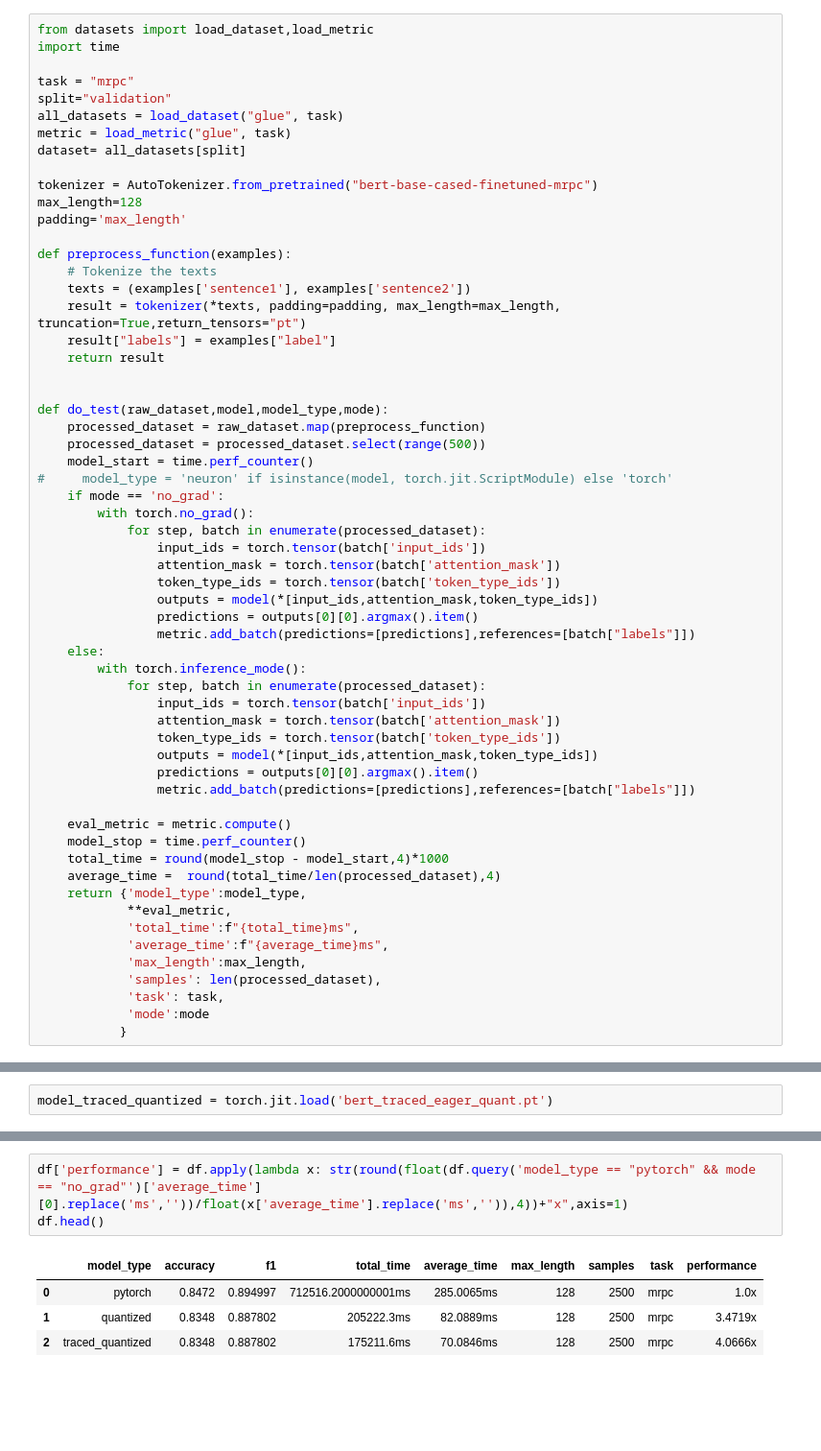
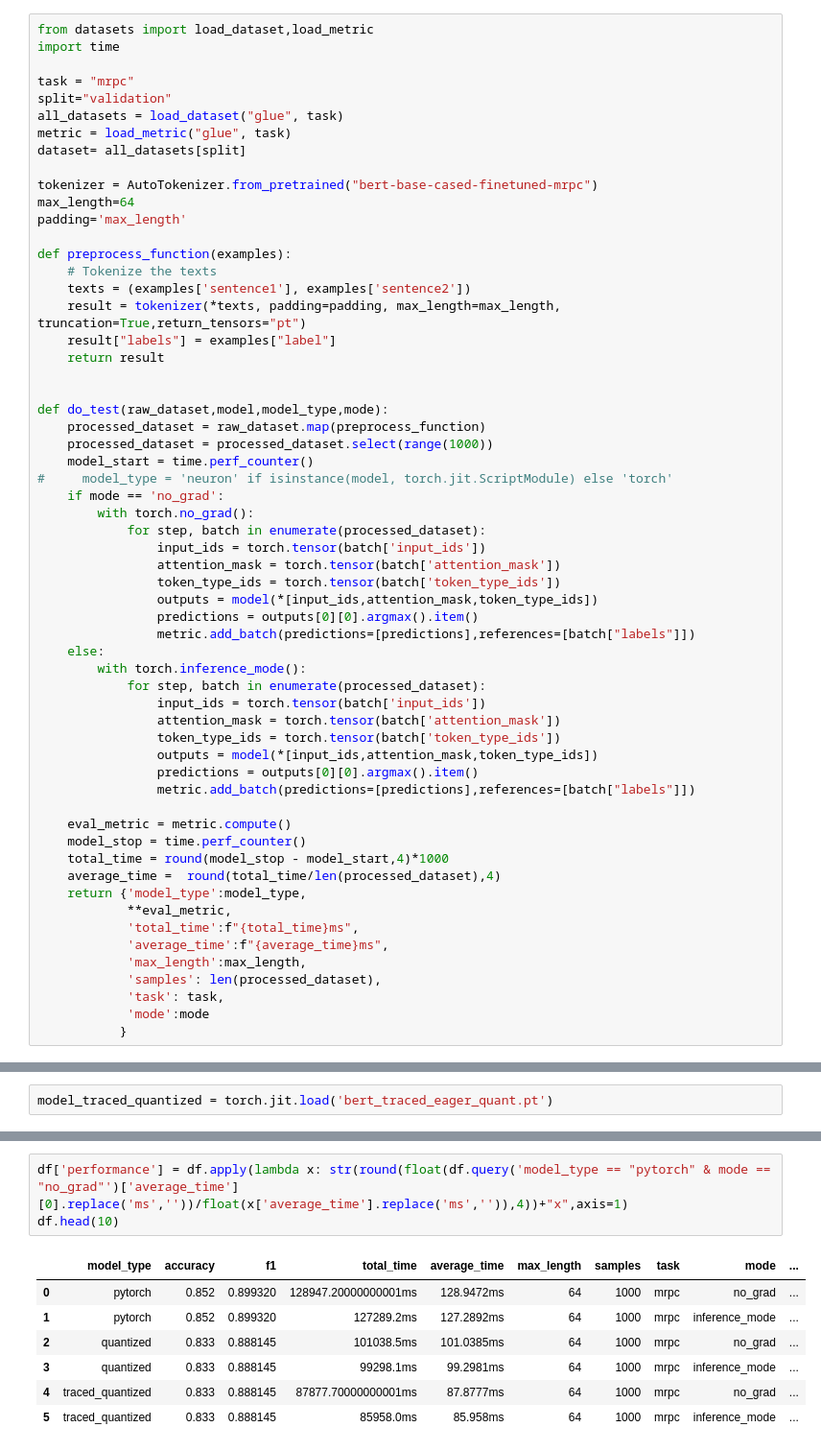
Before and after one commit to philschmid/transformers-inference-experiments, a Jupyter notebook: torchscript/pt-1-9-0 Inference Mode.ipynb, the cells around one changed output, grey strips where cells are left out. Shown: that part at 96% size. Drawn from its saved outputs; the diff is of its cells as text; blank space fills up the shorter version.

```diff
--- a/torchscript/pt-1-9-0 Inference Mode.ipynb
+++ b/torchscript/pt-1-9-0 Inference Mode.ipynb
@@ -108,7 +108,7 @@ metric = load_metric("glue", task)
 dataset= all_datasets[split]
 
 tokenizer = AutoTokenizer.from_pretrained("bert-base-cased-finetuned-mrpc")
-max_length=128
+max_length=64
 padding='max_length'
 
 def preprocess_function(examples):
@@ -121,7 +121,7 @@ def preprocess_function(examples):
 
 def do_test(raw_dataset,model,model_type,mode):
     processed_dataset = raw_dataset.map(preprocess_function)
-    processed_dataset = processed_dataset.select(range(500))
+    processed_dataset = processed_dataset.select(range(1000))
     model_start = time.perf_counter()
 #     model_type = 'neuron' if isinstance(model, torch.jit.ScriptModule) else 'torch'
     if mode == 'no_grad':
@@ -182,9 +196,12 @@ df.head()
 # %%
-df['performance'] = df.apply(lambda x: str(round(float(df.query('model_type == "pytorch" && mode == "no_grad"')['average_time'][0].replace('ms',''))/float(x['average_time'].replace('ms','')),4))+"x",axis=1)
-df.head()
+df['performance'] = df.apply(lambda x: str(round(float(df.query('model_type == "pytorch" & mode == "no_grad"')['average_time'][0].replace('ms',''))/float(x['average_time'].replace('ms','')),4))+"x",axis=1)
+df.head(10)
 # %% [output]
-|  | model_type | accuracy | f1 | total_time | average_time | max_length | samples | task | performance |
-| 0 | pytorch | 0.8472 | 0.894997 | 712516.2000000001ms | 285.0065ms | 128 | 2500 | mrpc | 1.0x |
-| 1 | quantized | 0.8348 | 0.887802 | 205222.3ms | 82.0889ms | 128 | 2500 | mrpc | 3.4719x |
-| 2 | traced_quantized | 0.8348 | 0.887802 | 175211.6ms | 70.0846ms | 128 | 2500 | mrpc | 4.0666x |
+|  | model_type | accuracy | f1 | total_time | average_time | max_length | samples | task | mode | ... |
+| 0 | pytorch | 0.852 | 0.899320 | 128947.20000000001ms | 128.9472ms | 64 | 1000 | mrpc | no_grad | ... |
+| 1 | pytorch | 0.852 | 0.899320 | 127289.2ms | 127.2892ms | 64 | 1000 | mrpc | inference_mode | ... |
+| 2 | quantized | 0.833 | 0.888145 | 101038.5ms | 101.0385ms | 64 | 1000 | mrpc | no_grad | ... |
+| 3 | quantized | 0.833 | 0.888145 | 99298.1ms | 99.2981ms | 64 | 1000 | mrpc | inference_mode | ... |
+| 4 | traced_quantized | 0.833 | 0.888145 | 87877.70000000001ms | 87.8777ms | 64 | 1000 | mrpc | no_grad | ... |
+| 5 | traced_quantized | 0.833 | 0.888145 | 85958.0ms | 85.958ms | 64 | 1000 | mrpc | inference_mode | ... |
 # %%
```
Also changed, not shown: parts of 6 cells of this notebook, 2 other files.
